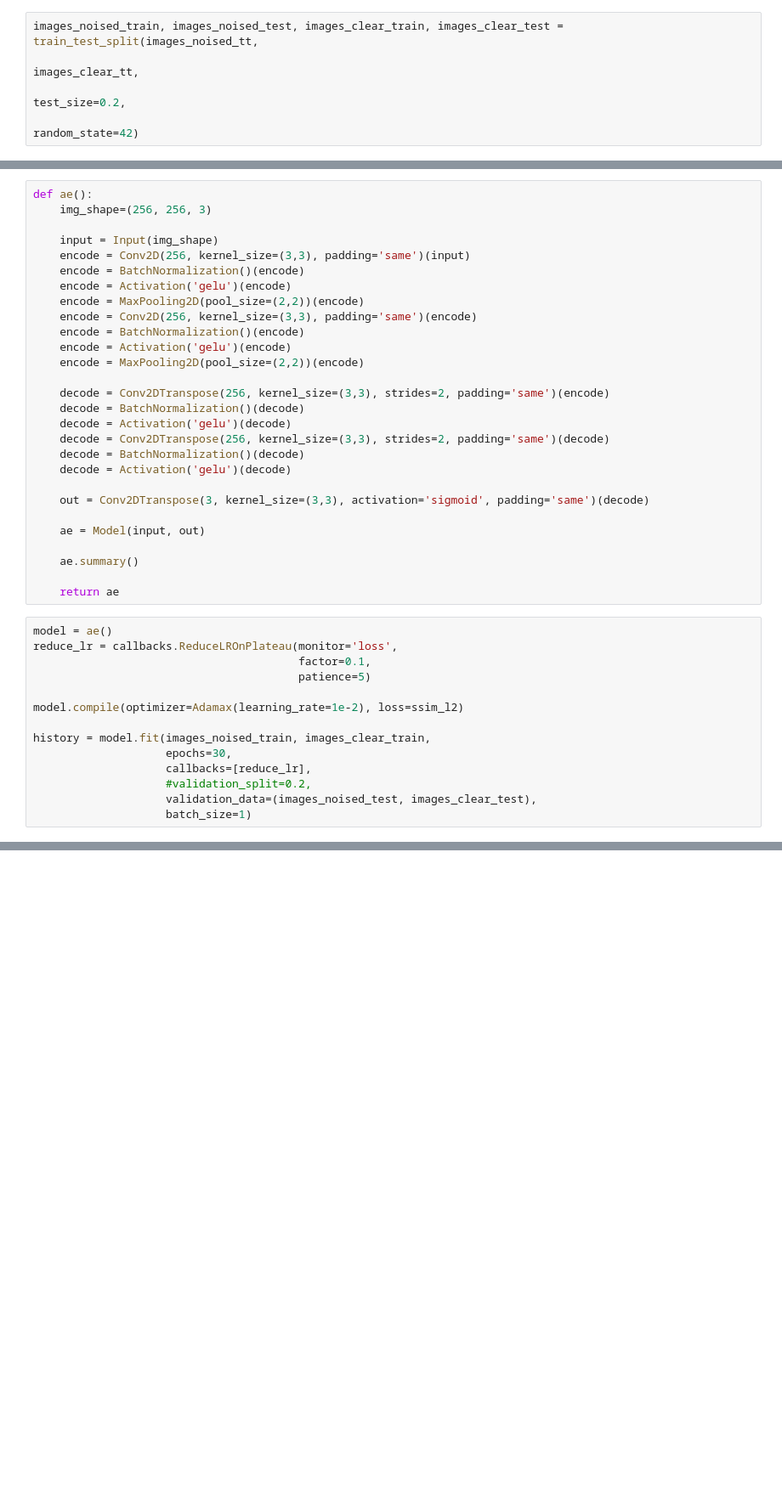
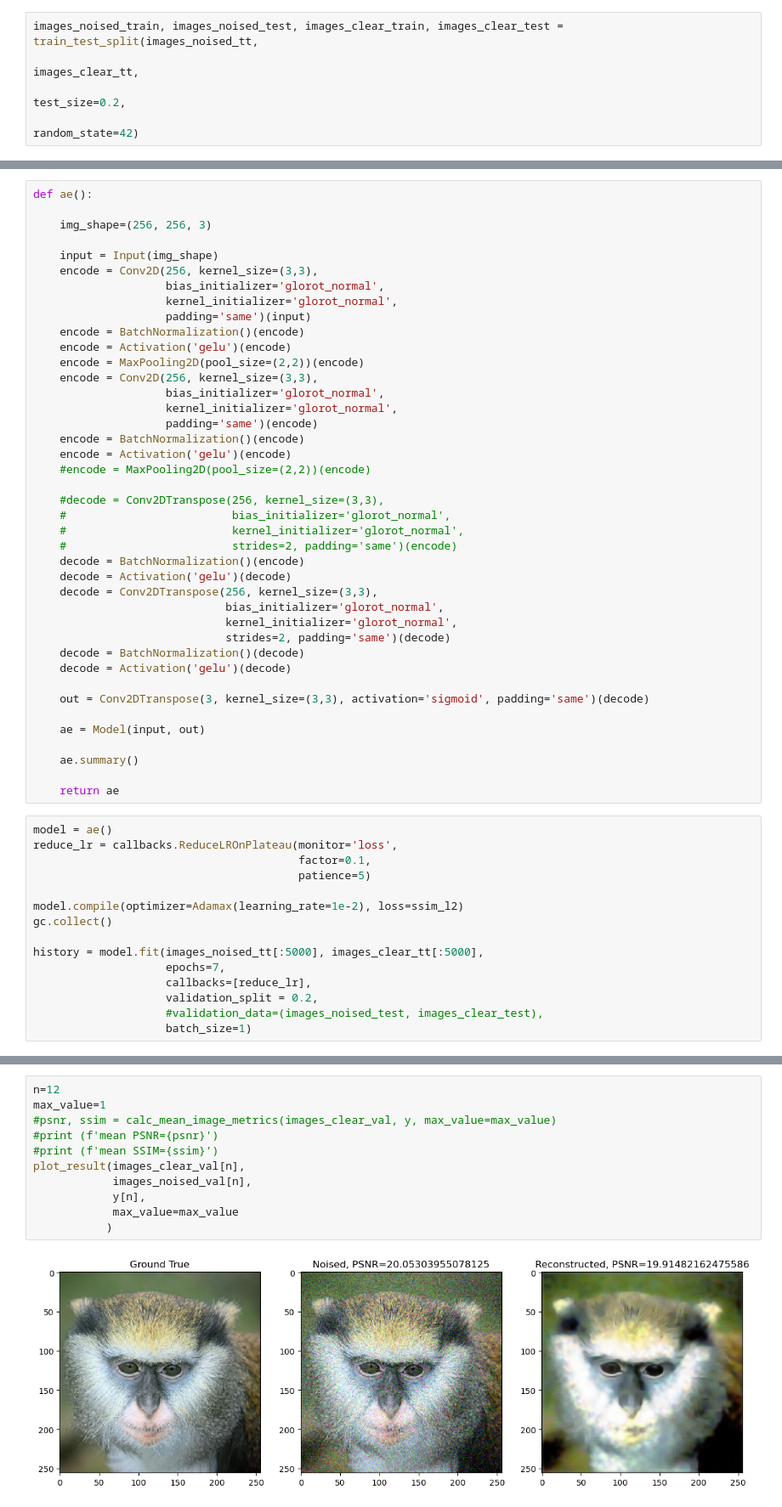
Before and after one commit to basil-77/bmstu_vkr, a Jupyter notebook: draft/ae.ipynb, the cells around one changed output, grey strips where cells are left out. Shown at 85% size. Cells and saved outputs as stored; diff of their text form; blank space fills up the shorter version.

```diff
--- a/draft/ae.ipynb
+++ b/draft/ae.ipynb
@@ -33,21 +39,34 @@ images_noised_train, images_noised_test, images_clear_train, images_clear_test =
 # %%
 def ae():
+
     img_shape=(256, 256, 3)
 
     input = Input(img_shape)
-    encode = Conv2D(256, kernel_size=(3,3), padding='same')(input)
+    encode = Conv2D(256, kernel_size=(3,3),
+                    bias_initializer='glorot_normal',
+                    kernel_initializer='glorot_normal',
+                    padding='same')(input)
     encode = BatchNormalization()(encode)
     encode = Activation('gelu')(encode)
     encode = MaxPooling2D(pool_size=(2,2))(encode)
-    encode = Conv2D(256, kernel_size=(3,3), padding='same')(encode)
+    encode = Conv2D(256, kernel_size=(3,3),
+                    bias_initializer='glorot_normal',
+                    kernel_initializer='glorot_normal',
+                    padding='same')(encode)
     encode = BatchNormalization()(encode)
     encode = Activation('gelu')(encode)
-    encode = MaxPooling2D(pool_size=(2,2))(encode)
+    #encode = MaxPooling2D(pool_size=(2,2))(encode)
 
-    decode = Conv2DTranspose(256, kernel_size=(3,3), strides=2, padding='same')(encode)
-    decode = BatchNormalization()(decode)
+    #decode = Conv2DTranspose(256, kernel_size=(3,3),
+    #                         bias_initializer='glorot_normal',
+    #                         kernel_initializer='glorot_normal',
+    #                         strides=2, padding='same')(encode)
+    decode = BatchNormalization()(encode)
     decode = Activation('gelu')(decode)
-    decode = Conv2DTranspose(256, kernel_size=(3,3), strides=2, padding='same')(decode)
+    decode = Conv2DTranspose(256, kernel_size=(3,3),
+                             bias_initializer='glorot_normal',
+                             kernel_initializer='glorot_normal',
+                             strides=2, padding='same')(decode)
     decode = BatchNormalization()(decode)
     decode = Activation('gelu')(decode)
 
@@ -65,11 +84,12 @@ reduce_lr = callbacks.ReduceLROnPlateau(monitor='loss',
                                         patience=5)
 
 model.compile(optimizer=Adamax(learning_rate=1e-2), loss=ssim_l2)
+gc.collect()
 
-history = model.fit(images_noised_train, images_clear_train,
-                    epochs=30,
+history = model.fit(images_noised_tt[:5000], images_clear_tt[:5000],
+                    epochs=7,
                     callbacks=[reduce_lr],
-                    #validation_split=0.2,
-                    validation_data=(images_noised_test, images_clear_test),
+                    validation_split = 0.2,
+                    #validation_data=(images_noised_test, images_clear_test),
                     batch_size=1)
 # %% [output]
@@ -97,0 +137,13 @@ y = predict_all(model, images_noised_val)
+# %%
+n=12
+max_value=1
+#psnr, ssim = calc_mean_image_metrics(images_clear_val, y, max_value=max_value)
+#print (f'mean PSNR={psnr}')
+#print (f'mean SSIM={ssim}')
+plot_result(images_clear_val[n],
+            images_noised_val[n],
+            y[n],
+            max_value=max_value
+           )
+# %% [output]
+[figure, added]
```
Also changed, not shown: parts of 5 cells of this notebook, 4 other files.
